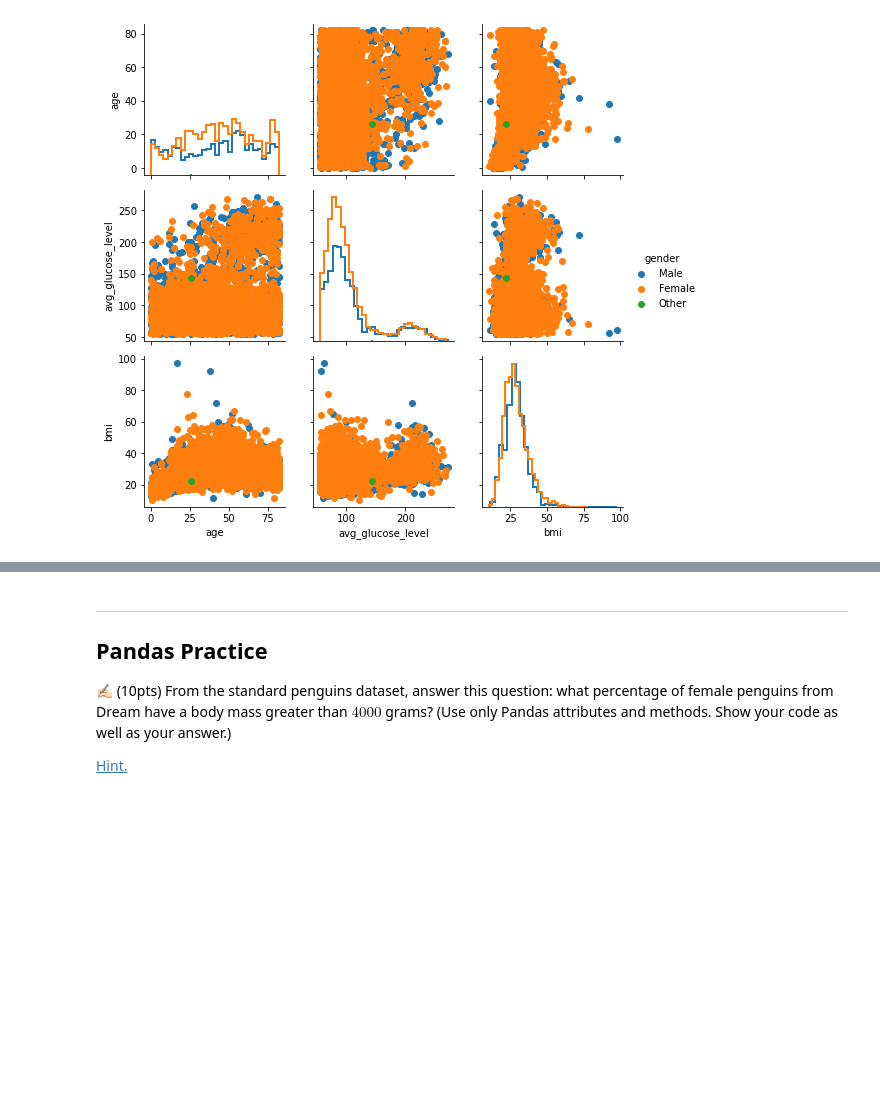
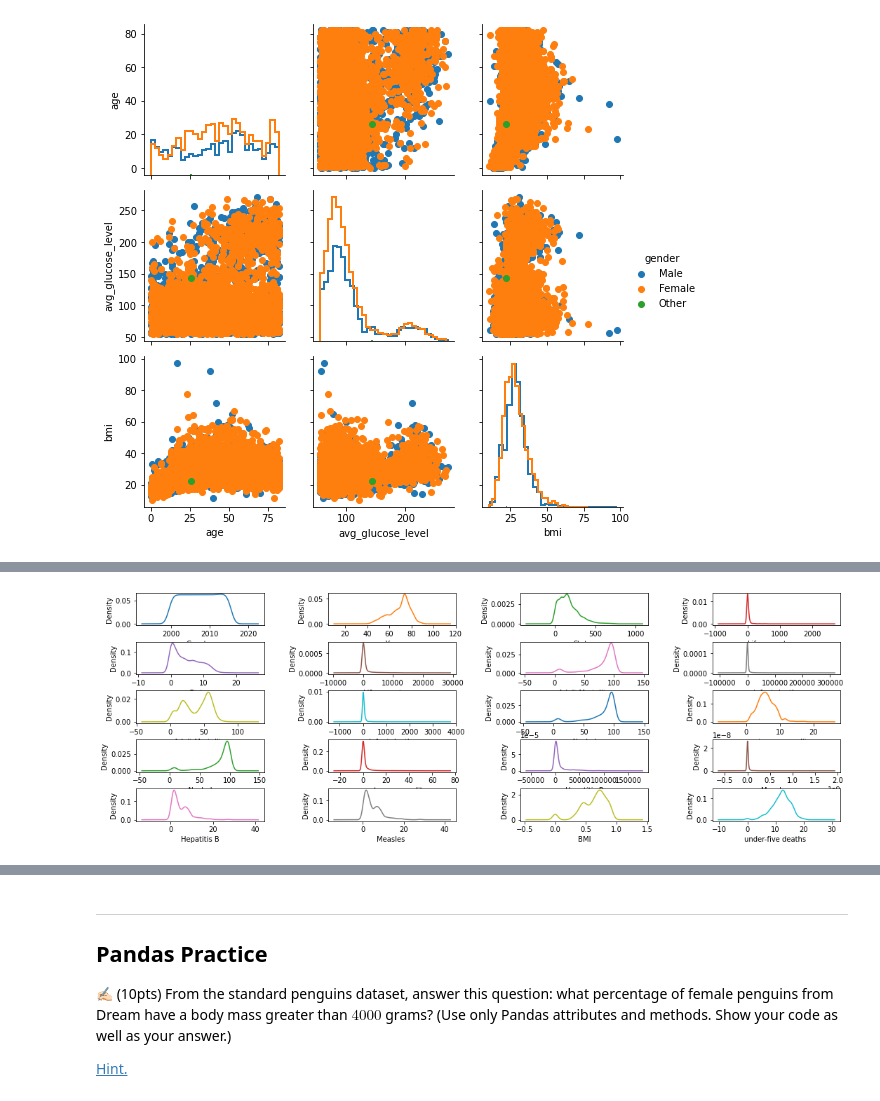
Before and after one commit to faisalece/cmse830, a Jupyter notebook: HW/HW_3.ipynb, the cells around one changed output, grey strips where cells are left out. Cells and saved outputs as stored; diff of their text form; code cells hidden in the pictures; blank space fills up the shorter version.

```diff
--- a/HW/HW_3.ipynb
+++ b/HW/HW_3.ipynb
@@ -323,0 +341,4 @@ g = g.add_legend()
+# %%
+# Import the dataset using Pandas
+df_3 = pd.read_csv('Life_Expectancy.csv')
+df_3
@@ -323,0 +407,12 @@ g = g.add_legend()
+# %%
+ax = df_3.plot.kde(subplots=True, layout=(5,4), figsize=(18, 6), sharex=False, legend=False)
+# Add space between subplots
+plt.subplots_adjust(hspace=0.5, wspace=0.5)
+
+# Adding labels to axes
+for i, axes_row in enumerate(ax):
+    for j, ax in enumerate(axes_row):
+        ax.set_xlabel(df_3.columns[i*2+j])
+        ax.set_ylabel('Density')
+# %% [output]
+[figure, added]
```
Also changed, not shown: parts of 15 cells of this notebook.
